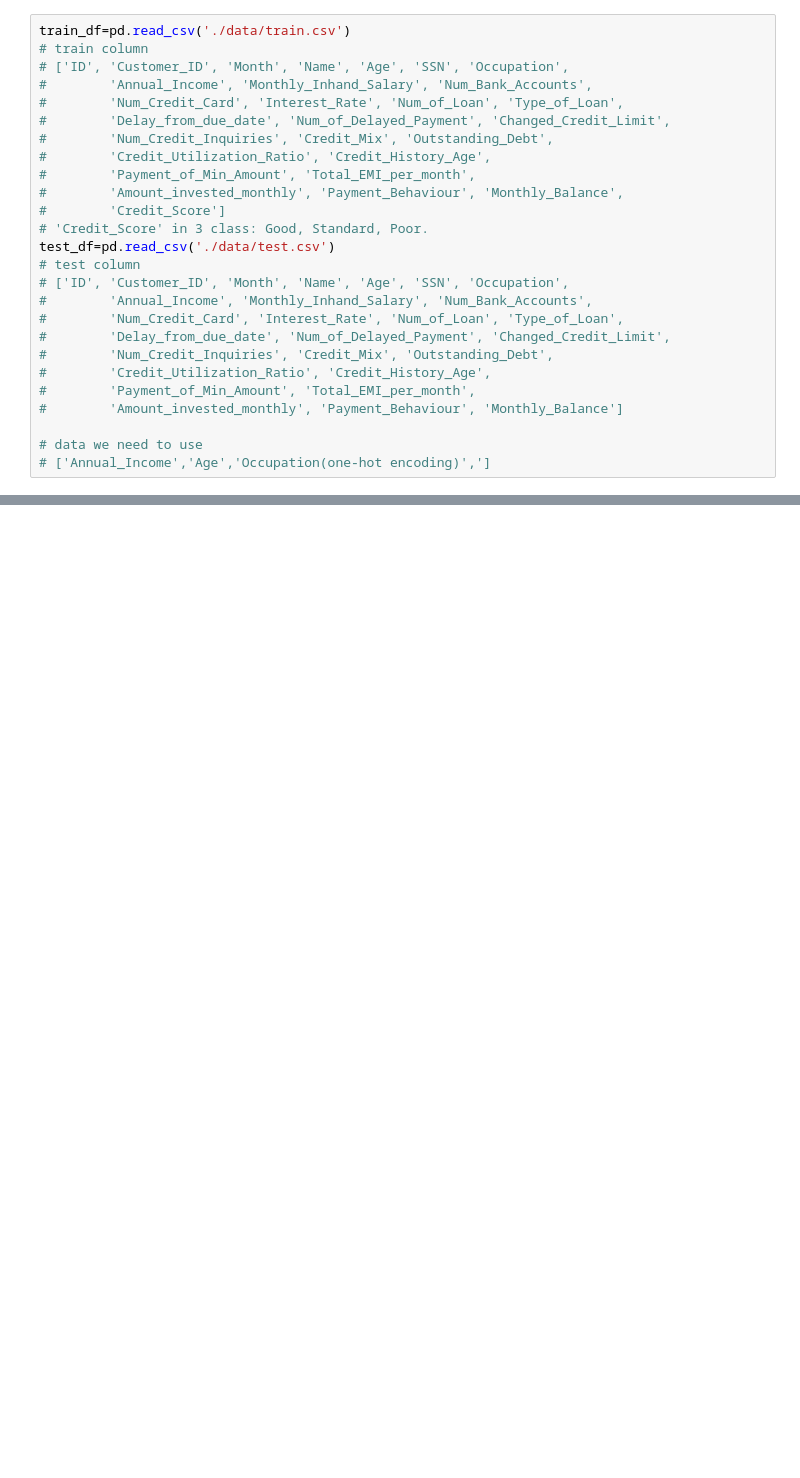
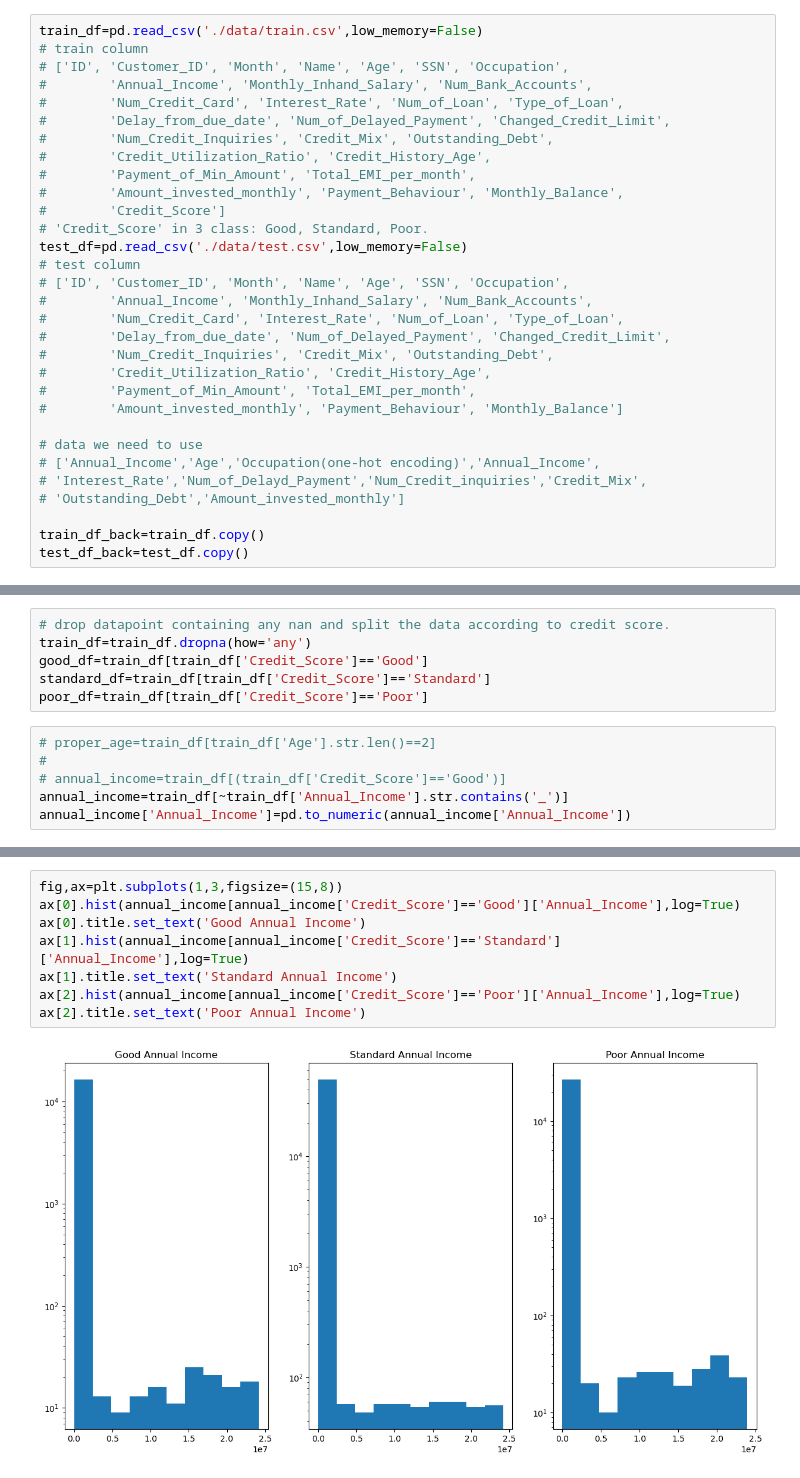
Before and after one commit to CSF0744/ECE225_final_project, a Jupyter notebook: final_project.ipynb, the cells around one changed output, grey strips where cells are left out. Drawn from its saved outputs; the diff is of its cells as text; blank space fills up the shorter version.

Commit message:
data cleaning and description

```diff
--- a/final_project.ipynb
+++ b/final_project.ipynb
@@ -5,5 +6,5 @@ import matplotlib.pyplot as plt
 # %%
-train_df=pd.read_csv('./data/train.csv')
+train_df=pd.read_csv('./data/train.csv',low_memory=False)
 # train column
 # ['ID', 'Customer_ID', 'Month', 'Name', 'Age', 'SSN', 'Occupation',
 #        'Annual_Income', 'Monthly_Inhand_Salary', 'Num_Bank_Accounts',
@@ -15,7 +16,7 @@ train_df=pd.read_csv('./data/train.csv')
 #        'Amount_invested_monthly', 'Payment_Behaviour', 'Monthly_Balance',
 #        'Credit_Score']
 # 'Credit_Score' in 3 class: Good, Standard, Poor.
-test_df=pd.read_csv('./data/test.csv')
+test_df=pd.read_csv('./data/test.csv',low_memory=False)
 # test column
 # ['ID', 'Customer_ID', 'Month', 'Name', 'Age', 'SSN', 'Occupation',
 #        'Annual_Income', 'Monthly_Inhand_Salary', 'Num_Bank_Accounts',
@@ -27,4 +28,9 @@ test_df=pd.read_csv('./data/test.csv')
 #        'Amount_invested_monthly', 'Payment_Behaviour', 'Monthly_Balance']
 
 # data we need to use
-# ['Annual_Income','Age','Occupation(one-hot encoding)',']
+# ['Annual_Income','Age','Occupation(one-hot encoding)','Annual_Income',
+# 'Interest_Rate','Num_of_Delayd_Payment','Num_Credit_inquiries','Credit_Mix',
+# 'Outstanding_Debt','Amount_invested_monthly']
+
+train_df_back=train_df.copy()
+test_df_back=test_df.copy()
@@ -42,0 +87,12 @@ Index(['ID', 'Customer_ID', 'Month', 'Name', 'Age', 'SSN', 'Occupation',
+# %%
+# drop datapoint containing any nan and split the data according to credit score.
+train_df=train_df.dropna(how='any')
+good_df=train_df[train_df['Credit_Score']=='Good']
+standard_df=train_df[train_df['Credit_Score']=='Standard']
+poor_df=train_df[train_df['Credit_Score']=='Poor']
+# %%
+# proper_age=train_df[train_df['Age'].str.len()==2]
+#
+# annual_income=train_df[(train_df['Credit_Score']=='Good')]
+annual_income=train_df[~train_df['Annual_Income'].str.contains('_')]
+annual_income['Annual_Income']=pd.to_numeric(annual_income['Annual_Income'])
@@ -42,0 +105,10 @@ Index(['ID', 'Customer_ID', 'Month', 'Name', 'Age', 'SSN', 'Occupation',
+# %%
+fig,ax=plt.subplots(1,3,figsize=(15,8))
+ax[0].hist(annual_income[annual_income['Credit_Score']=='Good']['Annual_Income'],log=True)
+ax[0].title.set_text('Good Annual Income')
+ax[1].hist(annual_income[annual_income['Credit_Score']=='Standard']['Annual_Income'],log=True)
+ax[1].title.set_text('Standard Annual Income')
+ax[2].hist(annual_income[annual_income['Credit_Score']=='Poor']['Annual_Income'],log=True)
+ax[2].title.set_text('Poor Annual Income')
+# %% [output]
+[figure, added]
```
Also changed, not shown: parts of 13 cells of this notebook.
